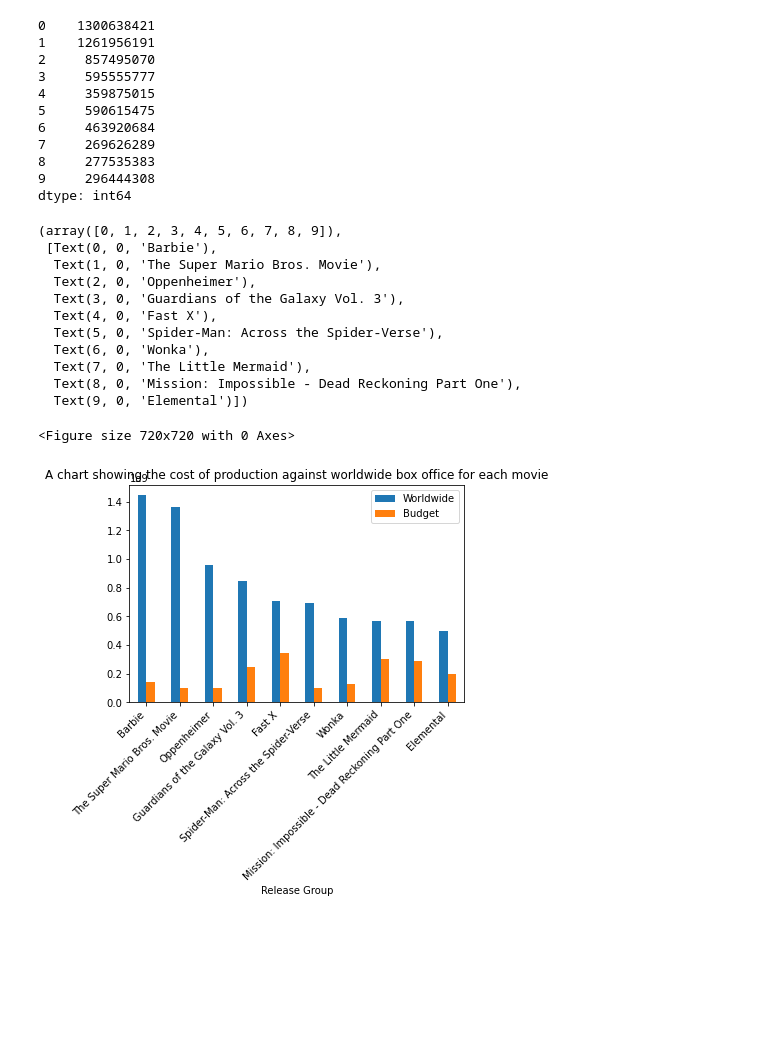
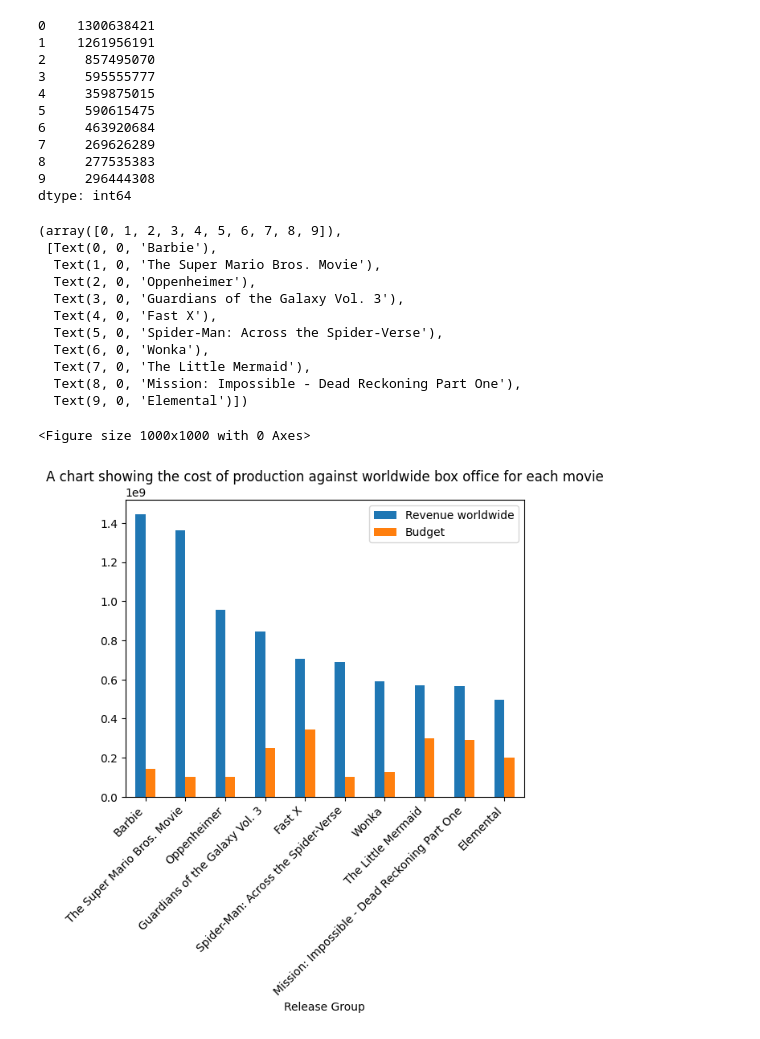
Before and after one commit to PrinceAdvance/Data-Analysis-With-Python, a Jupyter notebook: Analysis of the top 10 box office movies of 2023 using python/Top 10 box office movies of 2023/Top 10 box office movies of 2023.ipynb, the cells around one changed output. Saved outputs shown, nothing was run; the diff lists cells and outputs as text; code cells hidden in the pictures; blank space fills up the shorter version.

```diff
--- a/Analysis of the top 10 box office movies of 2023 using python/Top 10 box office movies of 2023/Top 10 box office movies of 2023.ipynb
+++ b/Analysis of the top 10 box office movies of 2023 using python/Top 10 box office movies of 2023/Top 10 box office movies of 2023.ipynb
@@ -34,7 +34,7 @@ new_movie = pd.DataFrame(
      "Revenue worldwide": movie_data["Worldwide"],
      "Domestic revenue": movie_data["Domestic"],
      "Domestic percentage(%)": domestic_percentage,
-     "Foreign Revenue": movie_data["Foreign"],
+     "Foreign revenue": movie_data["Foreign"],
      "Foreign percentage(%)": foreign_percentage}
 )
 # %%
@@ -140,22 +125,22 @@ dtype: int64
 # %%
 #Plotting a chart to show the cost of production against worldwide box office for each movie
 plt.figure(figsize=(10, 10))
-movie_data.plot(x="Release Group", y=["Worldwide", "Budget"], kind="bar")
+new_movie.plot(x="Release Group", y=["Revenue worldwide", "Budget"], kind="bar")
 plt.title("A chart showing the cost of production against worldwide box office for each movie")
 plt.xticks(rotation=45, ha='right')
 # %% [output]
 (array([0, 1, 2, 3, 4, 5, 6, 7, 8, 9]),
  [Text(0, 0, 'Barbie'),
   Text(1, 0, 'The Super Mario Bros. Movie'),
   Text(2, 0, 'Oppenheimer'),
   Text(3, 0, 'Guardians of the Galaxy Vol. 3'),
   Text(4, 0, 'Fast X'),
   Text(5, 0, 'Spider-Man: Across the Spider-Verse'),
   Text(6, 0, 'Wonka'),
   Text(7, 0, 'The Little Mermaid'),
   Text(8, 0, 'Mission: Impossible - Dead Reckoning Part One'),
   Text(9, 0, 'Elemental')])
-<Figure size 720x720 with 0 Axes>
+<Figure size 1000x1000 with 0 Axes>
-[figure, old version]
+[figure, new version]
 # %%
 #Plotting a bar chart to show how movies fared worldwide and domestically
```
Also changed, not shown: parts of 16 cells of this notebook.
